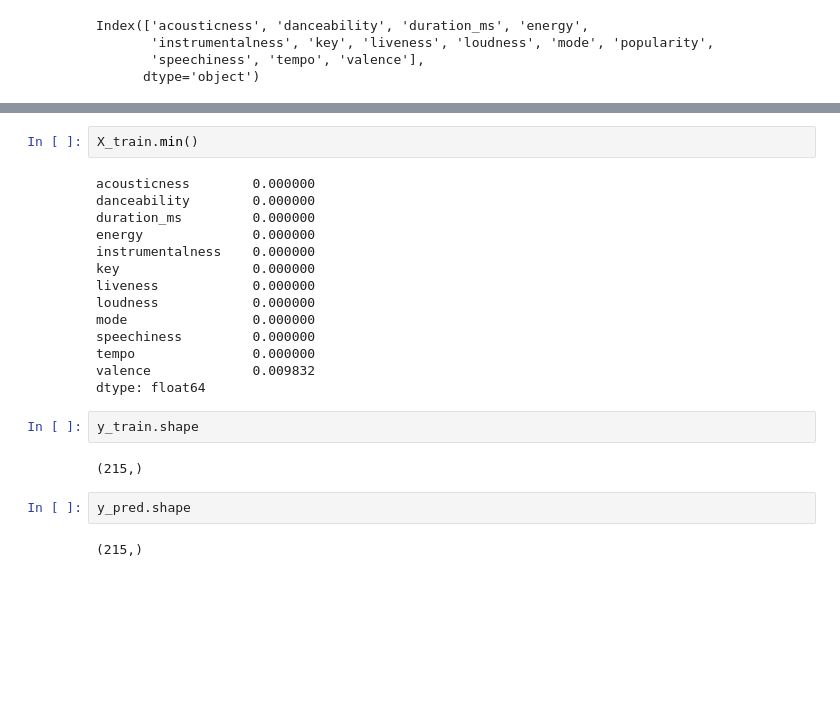
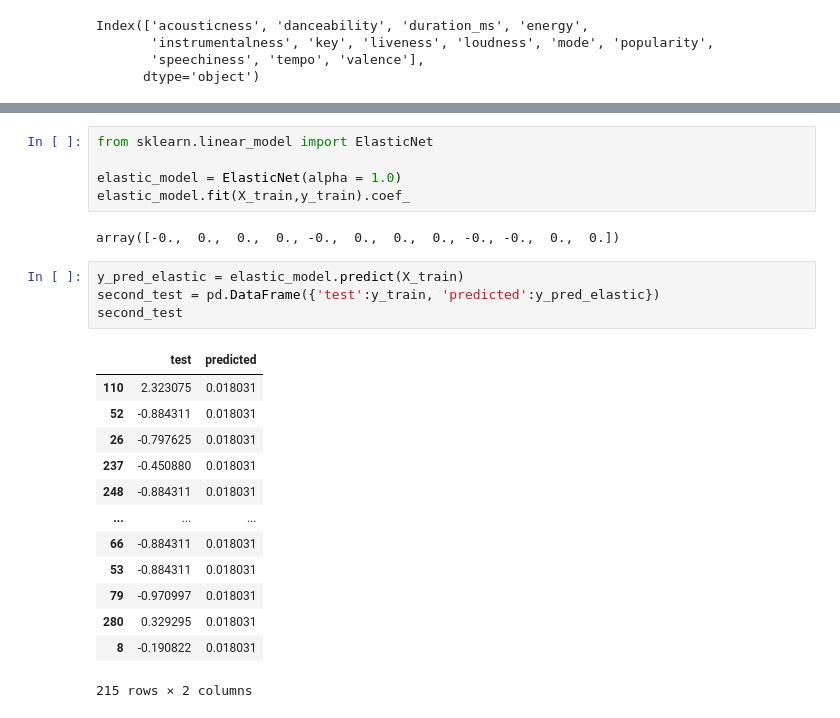
Before and after one commit to ninahew/music_machine, a Jupyter notebook: code/Marvelous Music Machine.ipynb, the cells around one changed output, grey strips where cells are left out. Saved outputs shown, nothing was run; the diff lists cells and outputs as text; blank space fills up the shorter version.

```diff
--- a/code/Marvelous Music Machine.ipynb
+++ b/code/Marvelous Music Machine.ipynb
@@ -149,24 +189,25 @@ sns.scatterplot(data = first_test)
-# %%
-X_train.min()
-# %% [output]
-acousticness        0.000000
-danceability        0.000000
-duration_ms         0.000000
-energy              0.000000
-instrumentalness    0.000000
-key                 0.000000
-liveness            0.000000
-loudness            0.000000
-mode                0.000000
-speechiness         0.000000
-tempo               0.000000
-valence             0.009832
-dtype: float64
-# %%
-y_train.shape
-# %% [output]
-(215,)
-# %%
-y_pred.shape
-# %% [output]
-(215,)
+# %%
+from sklearn.linear_model import ElasticNet
+
+elastic_model = ElasticNet(alpha = 1.0)
+elastic_model.fit(X_train,y_train).coef_
+# %% [output]
+array([-0.,  0.,  0.,  0., -0.,  0.,  0.,  0., -0., -0.,  0.,  0.])
+# %%
+y_pred_elastic = elastic_model.predict(X_train)
+second_test = pd.DataFrame({'test':y_train, 'predicted':y_pred_elastic})
+second_test
+# %% [output]
+|  | test | predicted |
+| 110 | 2.323075 | 0.018031 |
+| 52 | -0.884311 | 0.018031 |
+| 26 | -0.797625 | 0.018031 |
+| 237 | -0.450880 | 0.018031 |
+| 248 | -0.884311 | 0.018031 |
+| ... | ... | ... |
+| 66 | -0.884311 | 0.018031 |
+| 53 | -0.884311 | 0.018031 |
+| 79 | -0.970997 | 0.018031 |
+| 280 | 0.329295 | 0.018031 |
+| 8 | -0.190822 | 0.018031 |
+215 rows × 2 columns
```
Also changed, not shown: parts of 12 cells of this notebook.
